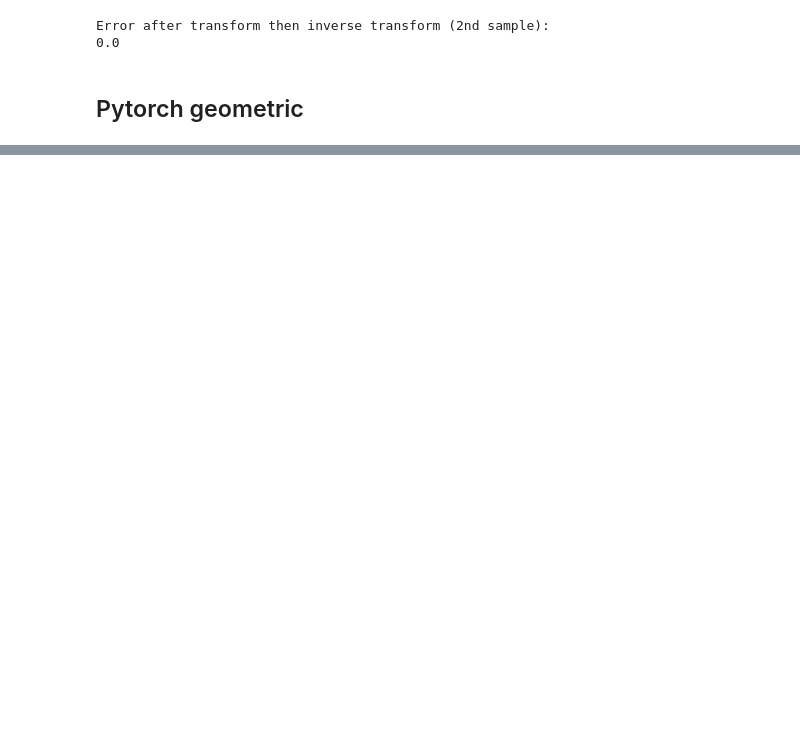
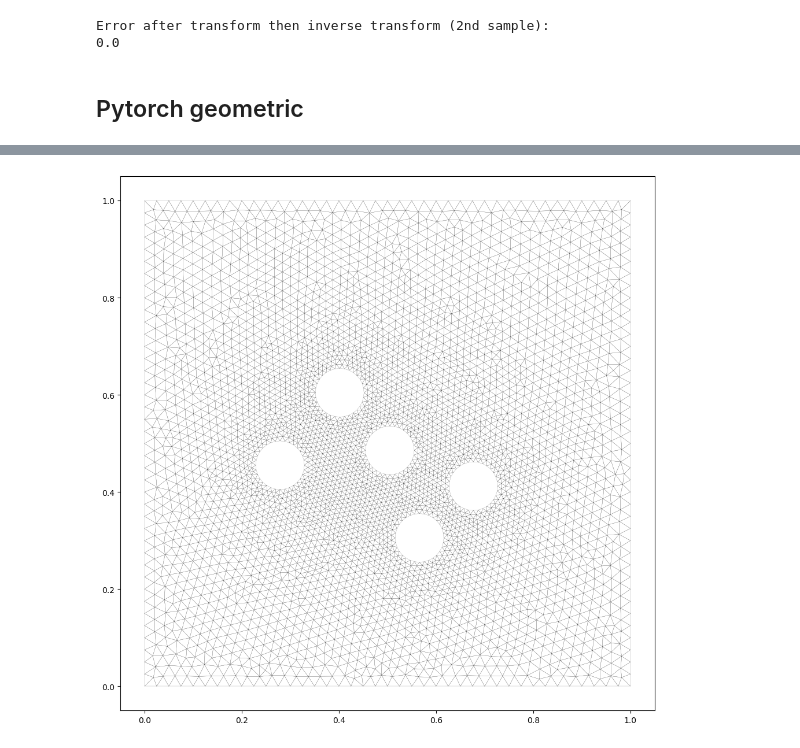
Before and after one commit to PLAID-lib/plaid-bridges, a Jupyter notebook: notebooks/torch.ipynb, the cells around one changed output, grey strips where cells are left out. Cells and saved outputs as stored; diff of their text form; code cells hidden in the pictures; blank space fills up the shorter version.

Commit message:
finish pyg bridge implementation

```diff
--- a/notebooks/torch.ipynb
+++ b/notebooks/torch.ipynb
@@ -33,7 +34,7 @@ pb_def = huggingface_description_to_problem_definition(hf_dataset.info.descripti
 ids_train = pb_def.get_split("DOE_train")[:10]
 
 dataset_train, _ = huggingface_dataset_to_plaid(
-    hf_dataset, ids=ids_train, processes_number=5
+    hf_dataset, ids=ids_train, processes_number=5, verbose=False
 )
 n_train = len(dataset_train)
 print(dataset_train)
@@ -43,12 +43,10 @@ Dataset(10 samples, 4 scalars, 0 time_series, 7 fields)
 # %%
 dims = (101, 101)
-dataset_train = update_dataset_with_sdf(dataset_train, verbose=True)
-
-print(dataset_train.get_sample_ids())
+dataset_train = update_dataset_with_sdf(dataset_train, verbose=False)
 
 bbox = compute_bounding_box(dataset_train)
 projected_dataset_train = project_on_regular_grid(
-    dataset_train, dimensions=dims, bbox=bbox, verbose=True
+    dataset_train, dimensions=dims, bbox=bbox, verbose=False
 )
 
 all_feat_ids = dataset_train[ids_train[0]].get_all_features_identifiers()
@@ -120,0 +98,6 @@ torch.Size([10121, 2])
+# %%
+bridge = PyGBridge()
+
+pyg_dataset = bridge.convert(dataset_train, in_features_identifiers)
+
+print(in_features_identifiers)
@@ -120,0 +154,4 @@ torch.Size([10121, 2])
+# %%
+plot_sample_mesh(pyg_dataset[0])
+# %% [output]
+[figure, added]
```
Also changed, not shown: parts of 21 cells of this notebook, 6 other files.
